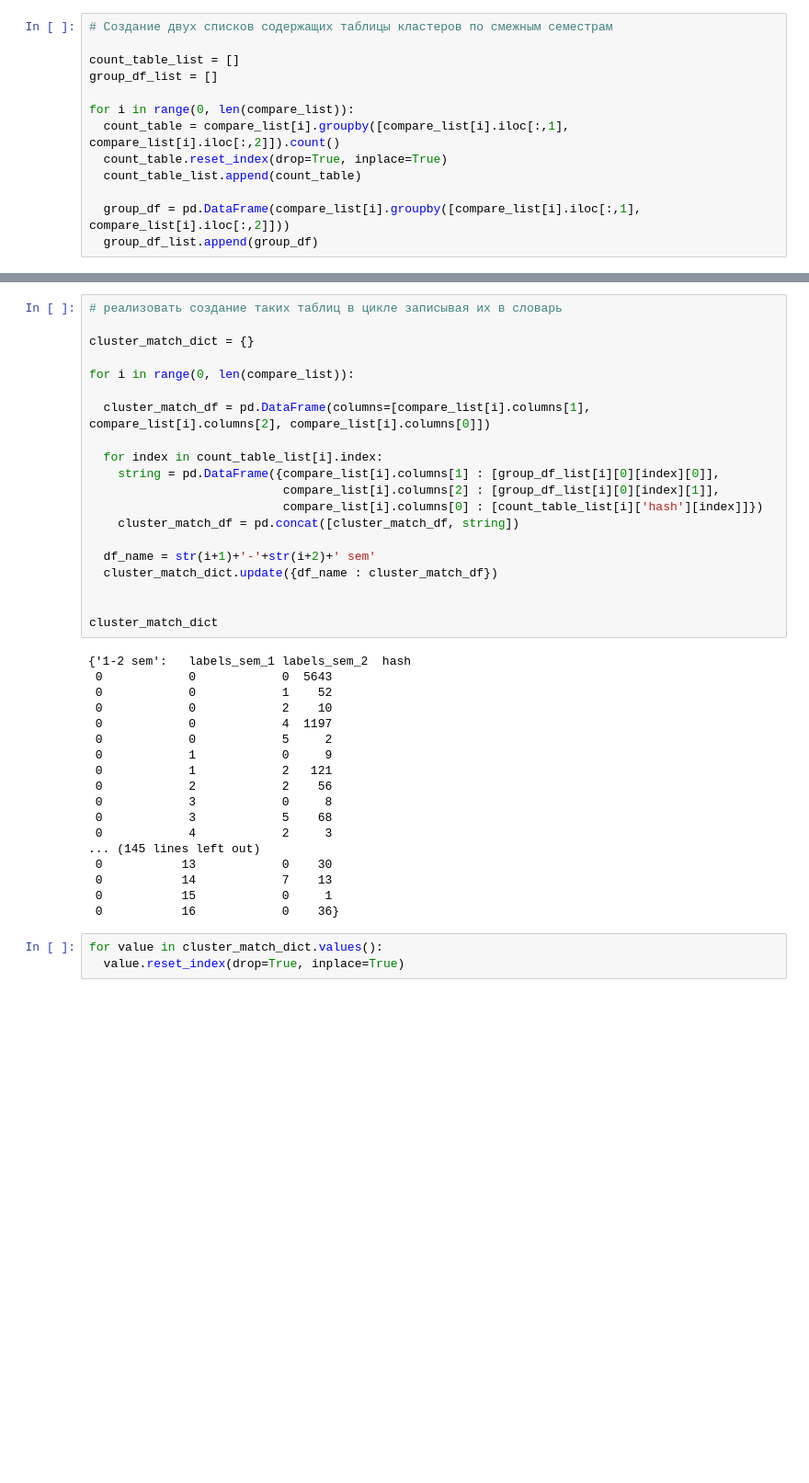
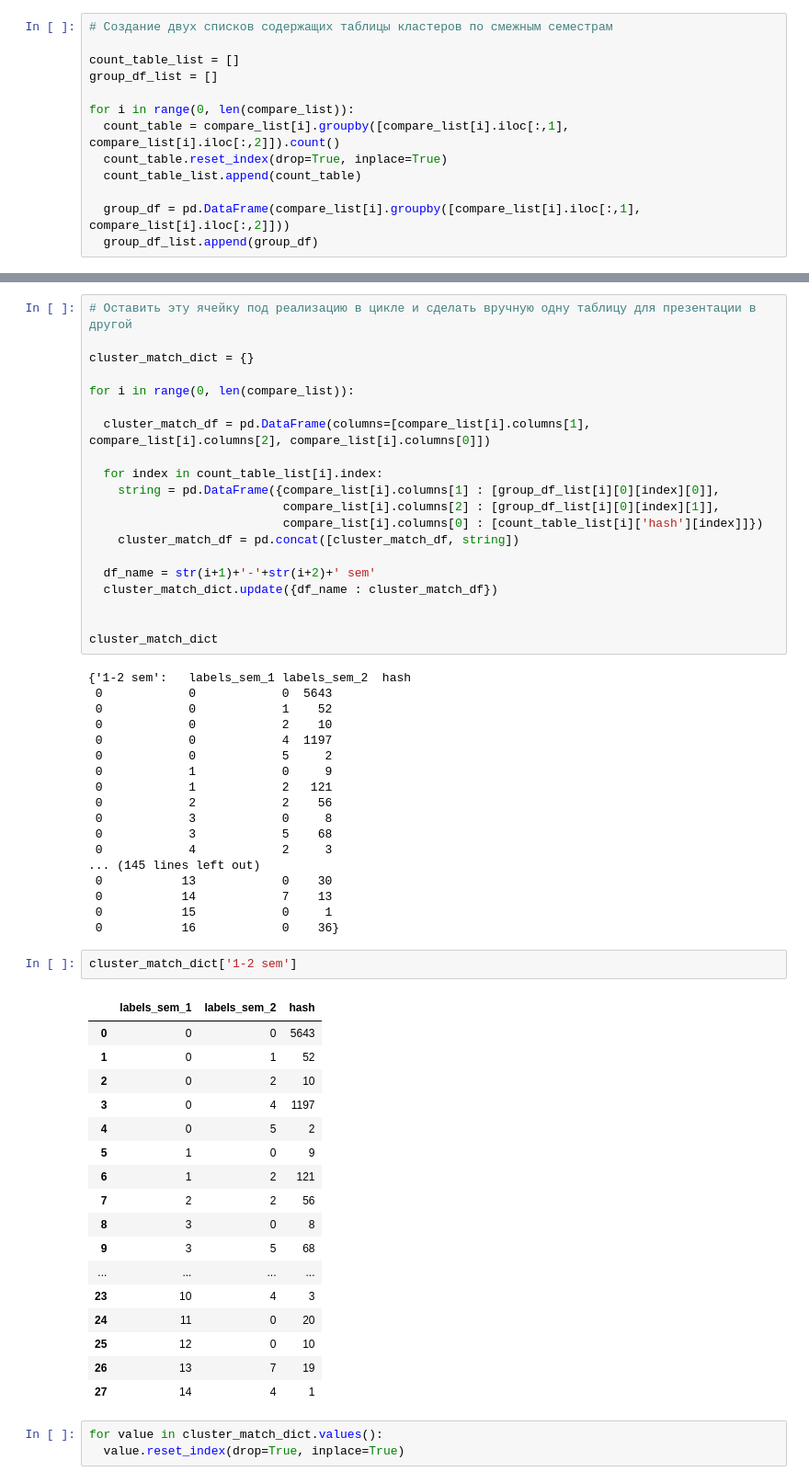
Before and after one commit to Maksimka9/clustering, a Jupyter notebook: main.ipynb, the cells around one changed output, grey strips where cells are left out. Shown: that part at 92% size. Saved outputs shown, nothing was run; the diff lists cells and outputs as text; blank space fills up the shorter version.

```diff
--- a/main.ipynb
+++ b/main.ipynb
@@ -355,5 +375,5 @@ for i in range(0, len(compare_list)):
 # %%
-# реализовать создание таких таблиц в цикле записывая их в словарь
+# Оставить эту ячейку под реализацию в цикле и сделать вручную одну таблицу для презентации в другой
 
 cluster_match_dict = {}
 
@@ -390,6 +410,26 @@ cluster_match_dict
  0           14            7    13
  0           15            0     1
  0           16            0    36}
+# %%
+cluster_match_dict['1-2 sem']
+# %% [output]
+|  | labels_sem_1 | labels_sem_2 | hash |
+| 0 | 0 | 0 | 5643 |
+| 1 | 0 | 1 | 52 |
+| 2 | 0 | 2 | 10 |
+| 3 | 0 | 4 | 1197 |
+| 4 | 0 | 5 | 2 |
+| 5 | 1 | 0 | 9 |
+| 6 | 1 | 2 | 121 |
+| 7 | 2 | 2 | 56 |
+| 8 | 3 | 0 | 8 |
+| 9 | 3 | 5 | 68 |
+| ... | ... | ... | ... |
+| 23 | 10 | 4 | 3 |
+| 24 | 11 | 0 | 20 |
+| 25 | 12 | 0 | 10 |
+| 26 | 13 | 7 | 19 |
+| 27 | 14 | 4 | 1 |
 # %%
 for value in cluster_match_dict.values():
   value.reset_index(drop=True, inplace=True)
```
Also changed, not shown: parts of 5 cells of this notebook.
